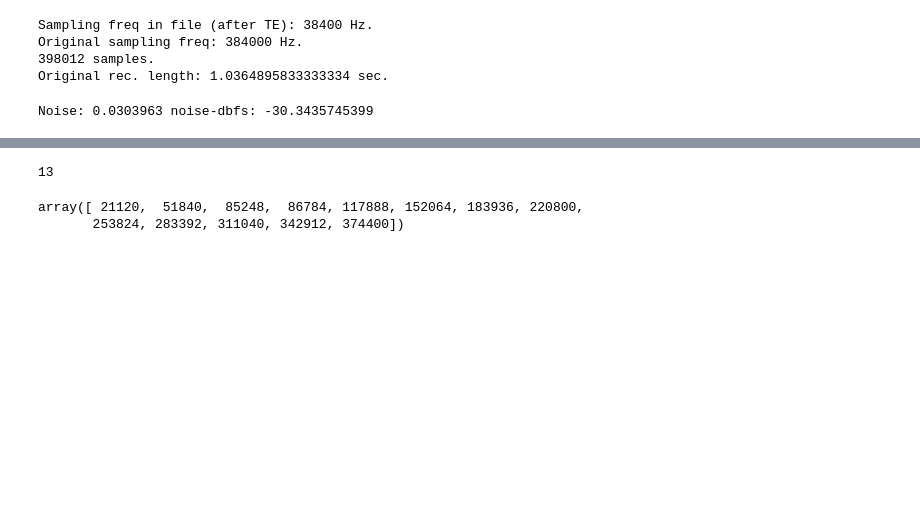
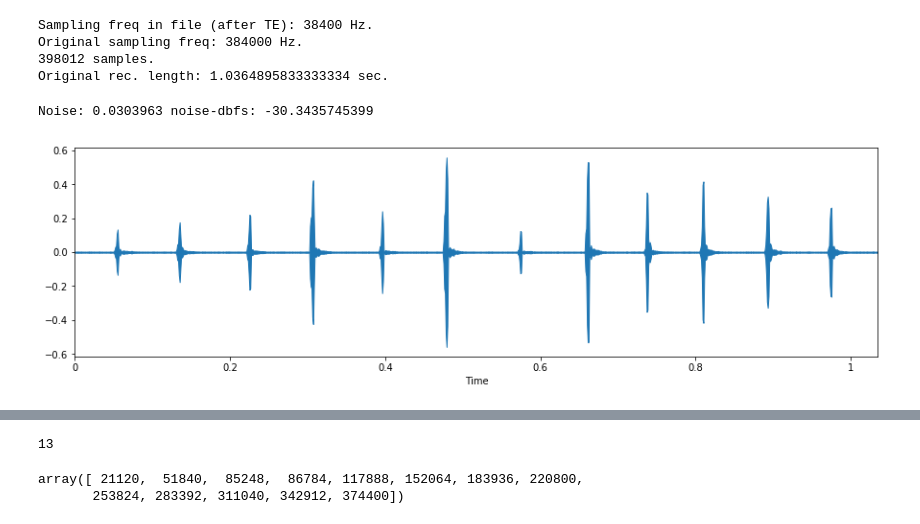
Before and after one commit to cloudedbats/cloudedbats_dsp, a Jupyter notebook: notebooks/experimental/zero_crossing_in_frequency_domain.ipynb, the cells around one changed output, grey strips where cells are left out. Drawn from its saved outputs; the diff is of its cells as text; code cells hidden in the pictures; blank space fills up the shorter version.

```diff
--- a/notebooks/experimental/zero_crossing_in_frequency_domain.ipynb
+++ b/notebooks/experimental/zero_crossing_in_frequency_domain.ipynb
@@ -67,3 +68,9 @@ noise_level_dbfs = 20 * np.log10(np.abs(noise_level) / 1.0)
 print('Noise: ' + str(noise_level) + ' noise-dbfs: ' + str(noise_level_dbfs))
 # %% [output]
 Noise: 0.0303963 noise-dbfs: -30.3435745399
+# %%
+# Plot. Time is real time.
+librosa.display.waveplot(signal, sr=sampling_freq)
+plt.show()
+# %% [output]
+[figure, added]
```
Also changed, not shown: parts of 14 cells of this notebook.
